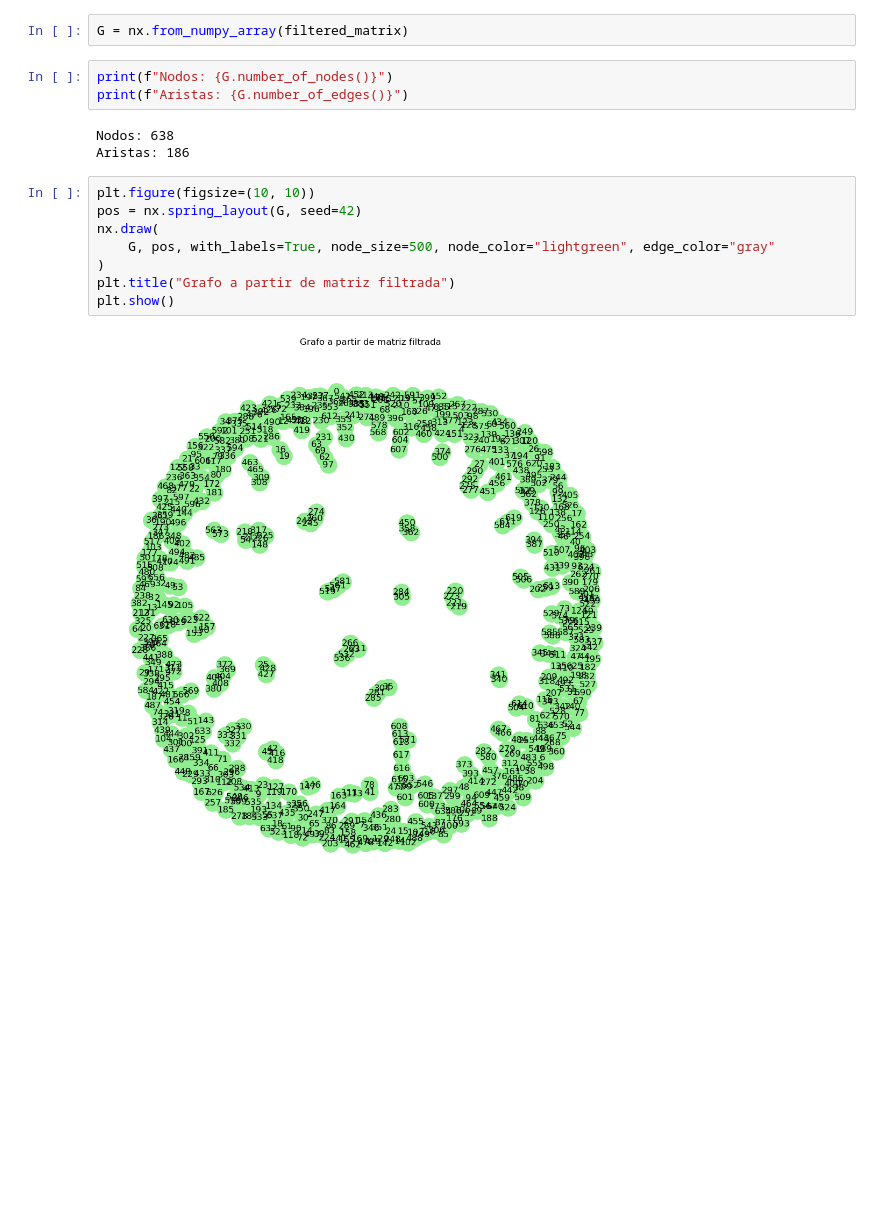
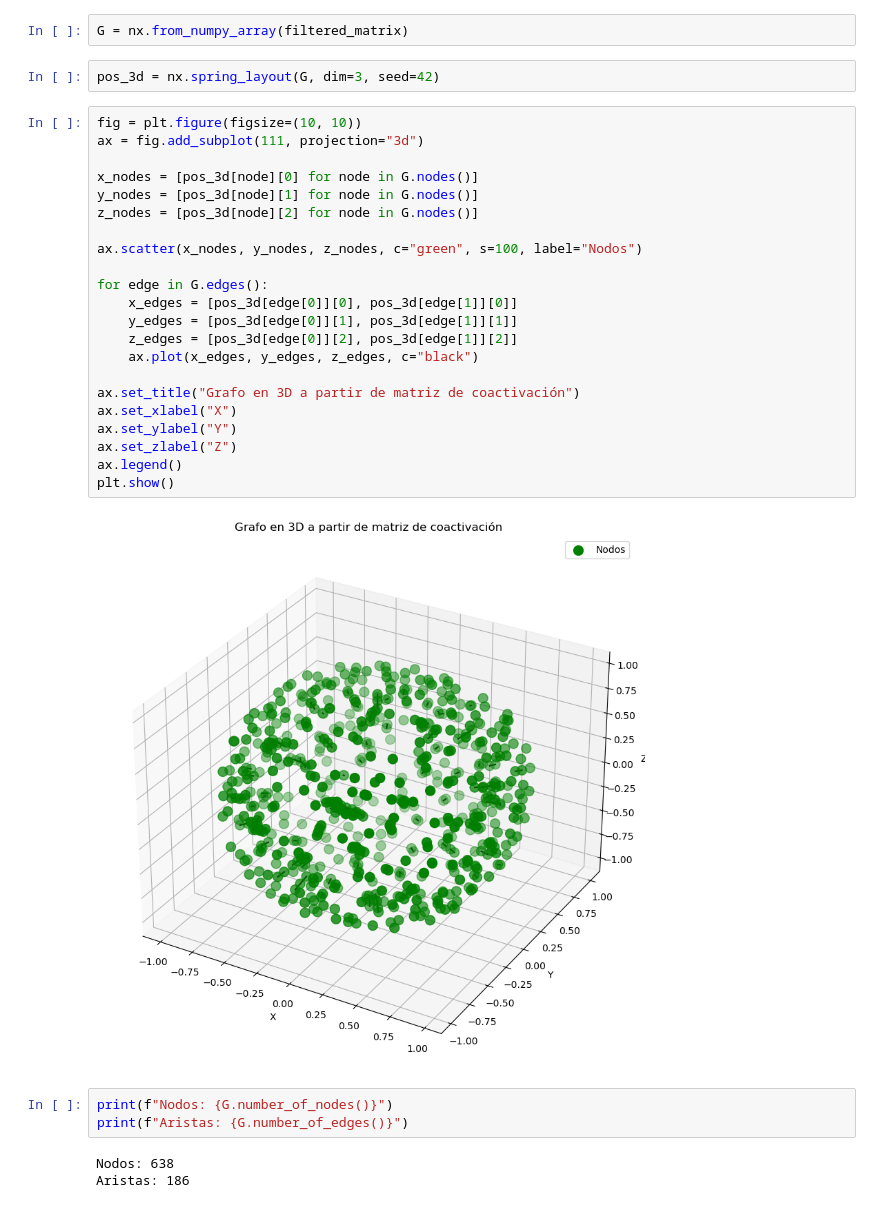
Before and after one commit to Fernando-JAL/Neurociencias-2025-1, a Jupyter notebook: S_04_Examenes/Parcial_3ro/Ej4_Larissa.ipynb, the cells around one changed output. Cells and saved outputs as stored; diff of their text form; blank space fills up the shorter version.

```diff
--- a/S_04_Examenes/Parcial_3ro/Ej4_Larissa.ipynb
+++ b/S_04_Examenes/Parcial_3ro/Ej4_Larissa.ipynb
@@ -15,19 +16,35 @@ threshold = 0.2
 filtered_matrix = np.where(matrix > threshold, matrix, 0)
 # %%
 G = nx.from_numpy_array(filtered_matrix)
+# %%
+pos_3d = nx.spring_layout(G, dim=3, seed=42)
+# %%
+fig = plt.figure(figsize=(10, 10))
+ax = fig.add_subplot(111, projection="3d")
+
+x_nodes = [pos_3d[node][0] for node in G.nodes()]
+y_nodes = [pos_3d[node][1] for node in G.nodes()]
+z_nodes = [pos_3d[node][2] for node in G.nodes()]
+
+ax.scatter(x_nodes, y_nodes, z_nodes, c="green", s=100, label="Nodos")
+
+for edge in G.edges():
+    x_edges = [pos_3d[edge[0]][0], pos_3d[edge[1]][0]]
+    y_edges = [pos_3d[edge[0]][1], pos_3d[edge[1]][1]]
+    z_edges = [pos_3d[edge[0]][2], pos_3d[edge[1]][2]]
+    ax.plot(x_edges, y_edges, z_edges, c="black")
+
+ax.set_title("Grafo en 3D a partir de matriz de coactivación")
+ax.set_xlabel("X")
+ax.set_ylabel("Y")
+ax.set_zlabel("Z")
+ax.legend()
+plt.show()
+# %% [output]
+[figure, added]
 # %%
 print(f"Nodos: {G.number_of_nodes()}")
 print(f"Aristas: {G.number_of_edges()}")
 # %% [output]
 Nodos: 638
 Aristas: 186
-# %%
-plt.figure(figsize=(10, 10))
-pos = nx.spring_layout(G, seed=42)
-nx.draw(
-    G, pos, with_labels=True, node_size=500, node_color="lightgreen", edge_color="gray"
-)
-plt.title("Grafo a partir de matriz filtrada")
-plt.show()
-# %% [output]
-[figure, removed]
```
Also changed, not shown: parts of 1 cell of this notebook.
